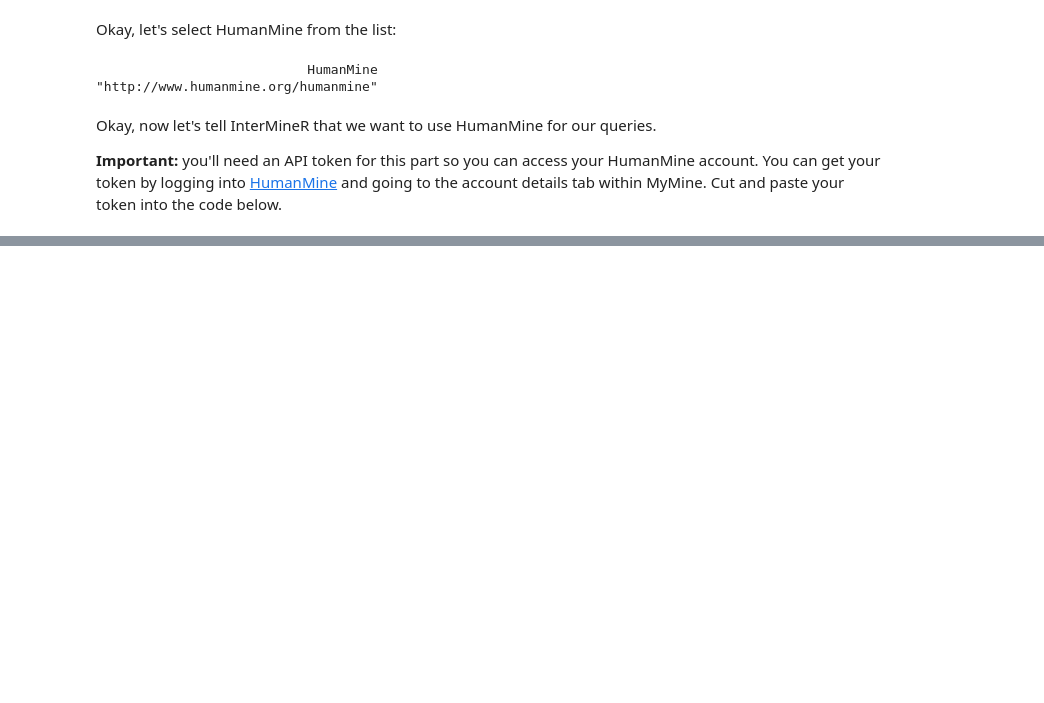
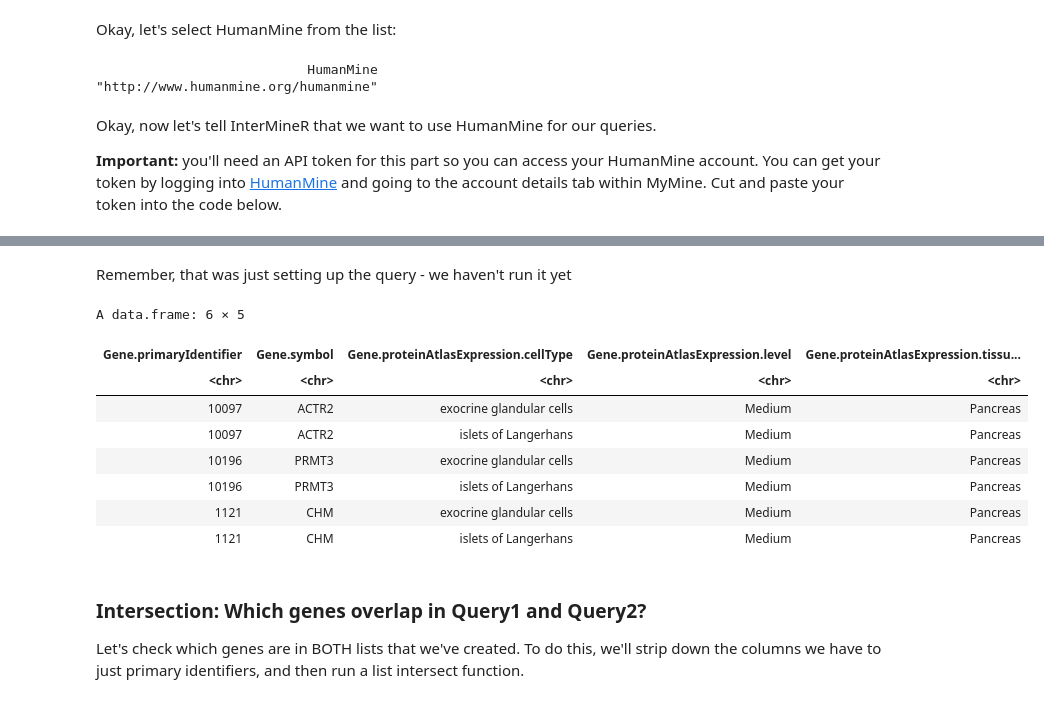
Before and after one commit to intermine/interminer-workshop, a Jupyter notebook: Workshop Workflow PAX6.ipynb, the cells around one changed output, grey strips where cells are left out. Drawn from its saved outputs; the diff is of its cells as text; code cells hidden in the pictures; blank space fills up the shorter version.

Commit message:
worked down as far as intersecting lists for PAX6 and Diabetes

```diff
--- a/Workshop Workflow PAX6.ipynb
+++ b/Workshop Workflow PAX6.ipynb
@@ -57,0 +111,60 @@ im <- initInterMine(mine=humanMine, "YOUR TOKEN HERE")
+# %%
+# Create a new query
+query2UpInPancreas = newQuery(
+  #here we're choosing which columns of data we'd like to see
+  view = c("Gene.primaryIdentifier",
+             "Gene.symbol",
+             "Gene.proteinAtlasExpression.cellType",
+             "Gene.proteinAtlasExpression.level",
+             "Gene.proteinAtlasExpression.tissue.name"
+  ),
+  # set the logic for constraints (see the function below for this to make sense)
+  constraintLogic = "A and (B or C) and D"
+)
+
+# If we ran the query above, it'd show us *all* genes and their expression.
+# Let's narrow it down a little by constraining it to genes that are of interest
+query2UpInPancreasConstraint = setConstraints(
+  paths = c("Gene",
+            "Gene.proteinAtlasExpression.level",
+            "Gene.proteinAtlasExpression.level",
+            "Gene.proteinAtlasExpression.tissue.name"),
+  operators = c("IN", rep("=", 2), "="),
+  # each constraint is automatically given a code, allowing us to manipulate the
+  # logic for the constraint.
+  # Below, the constraints are set to codes A, B, C, D in order,
+  #  e.g. Code A: "Gene" should be "IN" the list named "PL_DiabetesGenes"
+  #       Code B: "Gene.proteinAtlasExpression.level" should be equal to "Medium"
+  #       Code C: "Gene.proteinAtlasExpression.level" should be equal to "High"
+  #       Code D: "Gene.proteinAtlasExpression.tissue.name" should be equal to Pancreas"
+  #
+  # Now, you might be thinking "how can the expression level be equal to both Medium AND High?"
+  # and the answer is - it can't, but take a quick look at the constraintLogic we set earlier -
+  # (B or C) makes it clear that we want one or the other (but not, for instance, Low)
+  values = list("PL_Pax6_Targets", "Medium", "High", "Pancreas")
+)
+
+# Add the constraint to our expressed pancreas query (previously we just _defined_ the constraint)
+query2UpInPancreas$where <- query2UpInPancreasConstraint
+# %% [markdown]
+Remember, that was just setting up the query - we haven't run it yet
+# %%
+# Now we have the query set up the way we want, let's actually *run* the query!
+query2UpInPancreasResults <-  runQuery(im = im, qry = query2UpInPancreas)
+
+# Show me the first few results please!
+head(query2UpInPancreasResults)
+# %% [output]
+A data.frame: 6 × 5
+| Gene.primaryIdentifier | Gene.symbol | Gene.proteinAtlasExpression.cellType | Gene.proteinAtlasExpression.level | Gene.proteinAtlasExpression.tissu... |
+| <chr> | <chr> | <chr> | <chr> | <chr> |
+| 10097 | ACTR2 | exocrine glandular cells | Medium | Pancreas |
+| 10097 | ACTR2 | islets of Langerhans | Medium | Pancreas |
+| 10196 | PRMT3 | exocrine glandular cells | Medium | Pancreas |
+| 10196 | PRMT3 | islets of Langerhans | Medium | Pancreas |
+| 1121 | CHM | exocrine glandular cells | Medium | Pancreas |
+| 1121 | CHM | islets of Langerhans | Medium | Pancreas |
+# %% [markdown]
+### Intersection: Which genes overlap in Query1 and Query2?
+
+Let's check which genes are in BOTH lists that we've created. To do this, we'll strip down the columns we have to just primary identifiers, and then run a list intersect function.
```
Also changed, not shown: parts of 8 cells of this notebook.
